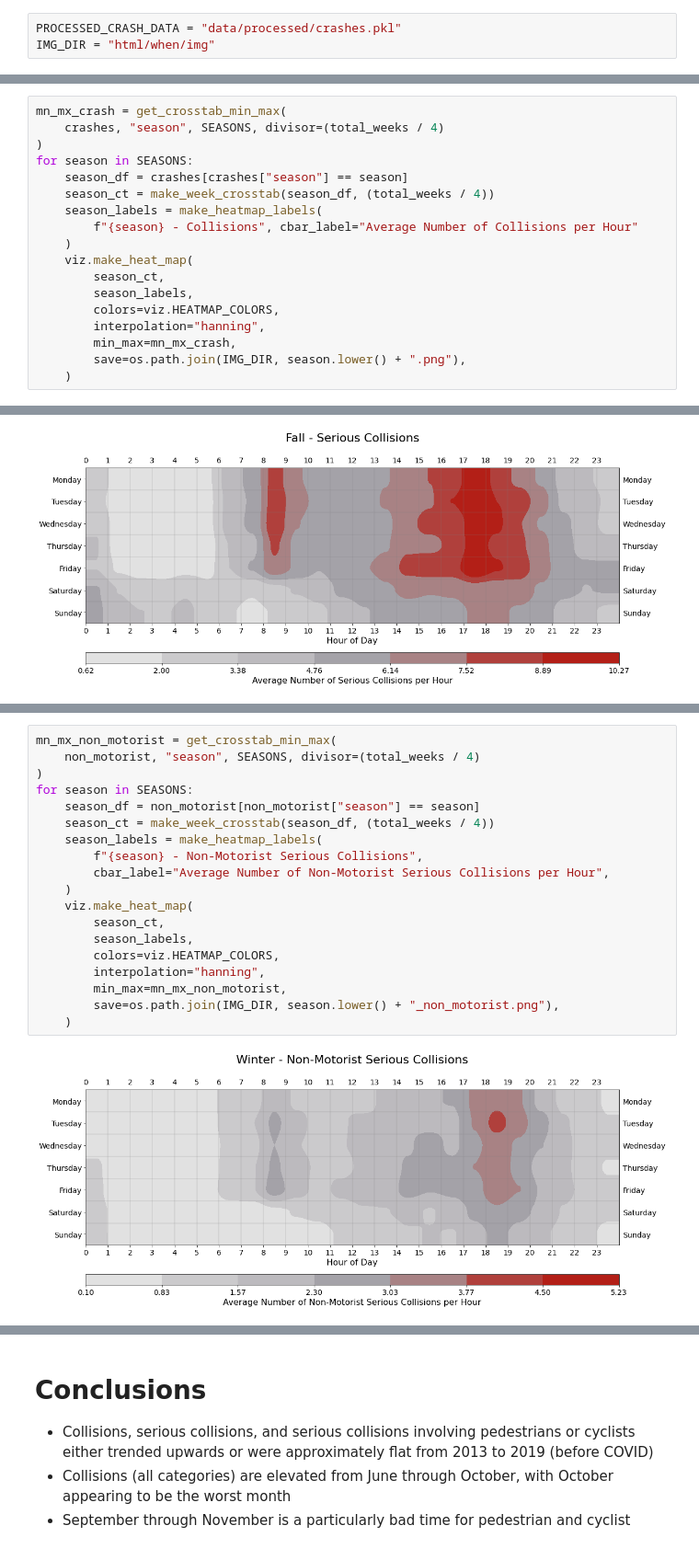
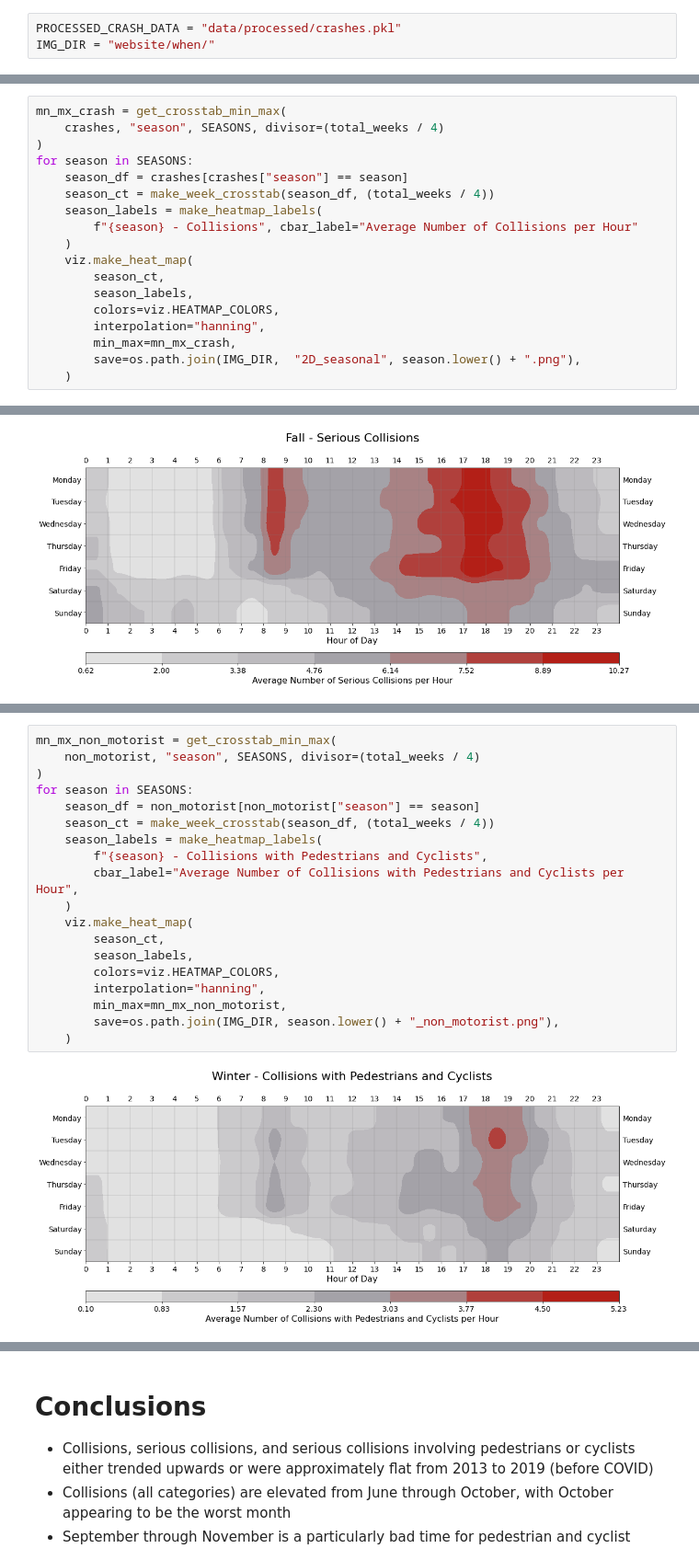
Before and after one commit to ray310/NYC-Vehicle-Collisions, a Jupyter notebook: 2-when-do-collisions-occur.ipynb, the cells around one changed output, grey strips where cells are left out. Shown at 92% size. Saved outputs shown, nothing was run; the diff lists cells and outputs as text.

```diff
--- a/2-when-do-collisions-occur.ipynb
+++ b/2-when-do-collisions-occur.ipynb
@@ -22,7 +21,7 @@ from src import visualizations as viz
 # Parameters
 # %%
 PROCESSED_CRASH_DATA = "data/processed/crashes.pkl"
-IMG_DIR = "html/when/img"
+IMG_DIR = "website/when/"
 # %% [markdown]
 # Constants
 # %%
@@ -394,7 +406,7 @@ for season in SEASONS:
         colors=viz.HEATMAP_COLORS,
         interpolation="hanning",
         min_max=mn_mx_crash,
-        save=os.path.join(IMG_DIR, season.lower() + ".png"),
+        save=os.path.join(IMG_DIR,  "2D_seasonal", season.lower() + ".png"),
     )
 # %% [output]
 [figure]
@@ -438,21 +450,21 @@ Non-motorist injuries and deaths are particularly concentrated in the fall
 # %%
 mn_mx_non_motorist = get_crosstab_min_max(
     non_motorist, "season", SEASONS, divisor=(total_weeks / 4)
 )
 for season in SEASONS:
     season_df = non_motorist[non_motorist["season"] == season]
     season_ct = make_week_crosstab(season_df, (total_weeks / 4))
     season_labels = make_heatmap_labels(
-        f"{season} - Non-Motorist Serious Collisions",
-        cbar_label="Average Number of Non-Motorist Serious Collisions per Hour",
+        f"{season} - Collisions with Pedestrians and Cyclists",
+        cbar_label="Average Number of Collisions with Pedestrians and Cyclists per Hour",
     )
     viz.make_heat_map(
         season_ct,
         season_labels,
         colors=viz.HEATMAP_COLORS,
         interpolation="hanning",
         min_max=mn_mx_non_motorist,
         save=os.path.join(IMG_DIR, season.lower() + "_non_motorist.png"),
     )
 # %% [output]
-[figure, old version]
+[figure, new version]
```
Also changed, not shown: parts of 18 cells of this notebook.
